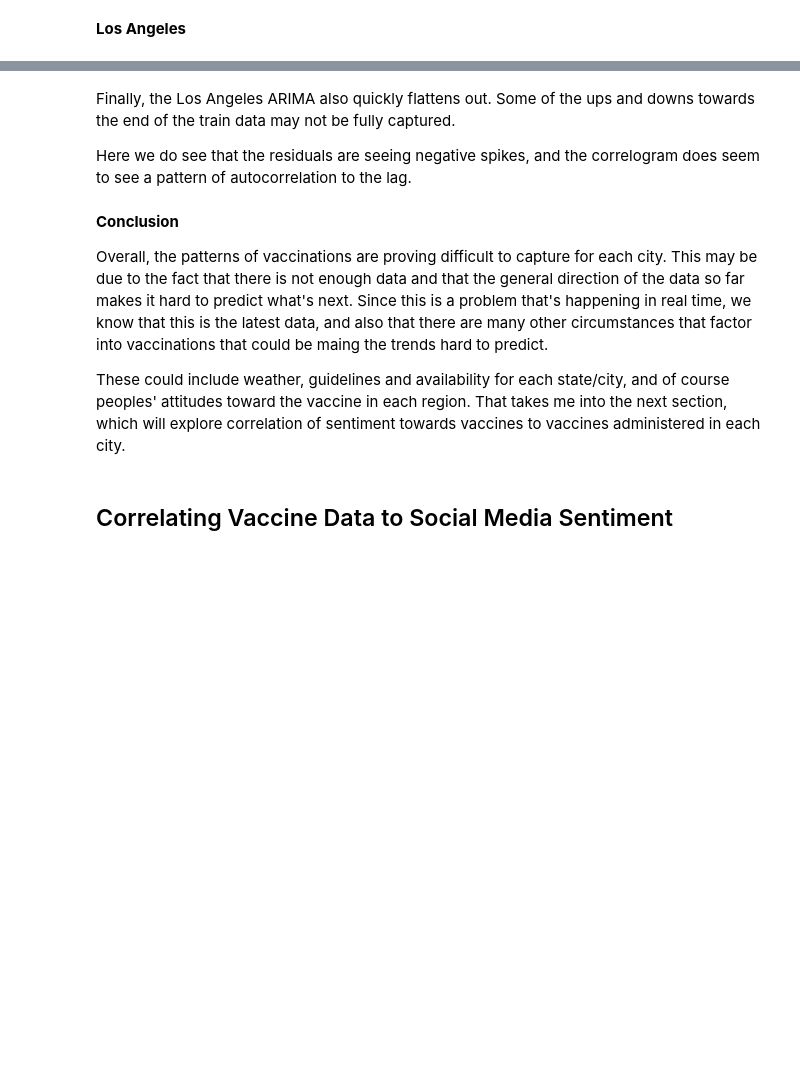
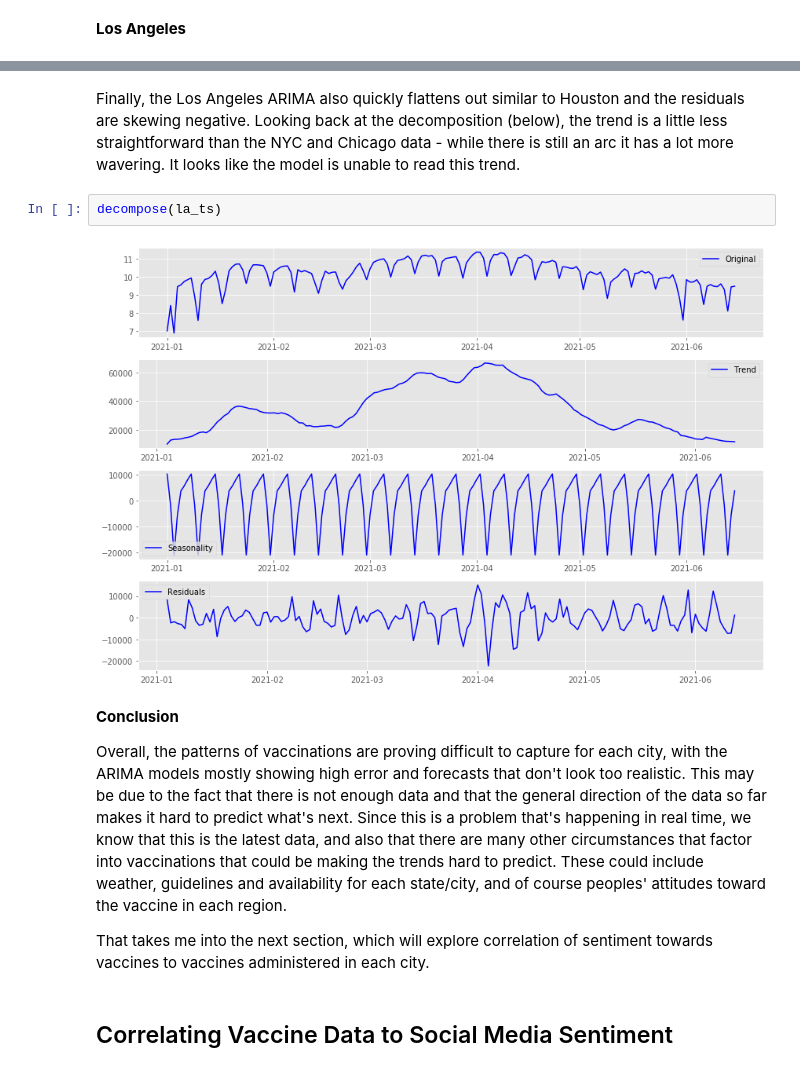
Before and after one commit to christisarv/2021-covid-vaccine-analysis, a Jupyter notebook: Vaccinantion Records Analysis.ipynb, the cells around one changed output, grey strips where cells are left out. Cells and saved outputs as stored; diff of their text form; blank space fills up the shorter version.

```diff
--- a/Vaccinantion Records Analysis.ipynb
+++ b/Vaccinantion Records Analysis.ipynb
@@ -499,15 +468,17 @@ Total fit time: 3.421 seconds
 [figure]
 [figure]
-# %% [markdown]
-Finally, the Los Angeles ARIMA also quickly flattens out. Some of the ups and downs towards the end of the train data may not be fully captured.
-
-Here we do see that the residuals are seeing negative spikes, and the correlogram does seem to see a pattern of autocorrelation to the lag.
+# %% [markdown]
+Finally, the Los Angeles ARIMA also quickly flattens out similar to Houston and the residuals are skewing negative. Looking back at the decomposition (below), the trend is a little less straightforward than the NYC and Chicago data - while there is still an arc it has a lot more wavering. It looks like the model is unable to read this trend.
+# %%
+decompose(la_ts)
+# %% [output]
+[figure, added]
 # %% [markdown]
 __Conclusion__
 
-Overall, the patterns of vaccinations are proving difficult to capture for each city. This may be due to the fact that there is not enough data and that the general direction of the data so far makes it hard to predict what's next. Since this is a problem that's happening in real time, we know that this is the latest data, and also that there are many other circumstances that factor into vaccinations that could be maing the trends hard to predict.
+Overall, the patterns of vaccinations are proving difficult to capture for each city, with the ARIMA models mostly showing high error and forecasts that don't look too realistic. This may be due to the fact that there is not enough data and that the general direction of the data so far makes it hard to predict what's next. Since this is a problem that's happening in real time, we know that this is the latest data, and also that there are many other circumstances that factor into vaccinations that could be making the trends hard to predict. These could include weather, guidelines and availability for each state/city, and of course peoples' attitudes toward the vaccine in each region.
 
-These could include weather, guidelines and availability for each state/city, and of course peoples' attitudes toward the vaccine in each region. That takes me into the next section, which will explore correlation of sentiment towards vaccines to vaccines administered in each city.
+That takes me into the next section, which will explore correlation of sentiment towards vaccines to vaccines administered in each city.
 # %% [markdown]
 ## Correlating Vaccine Data to Social Media Sentiment
 # %% [markdown]
```
Also changed, not shown: parts of 31 cells of this notebook, 2 other files.
